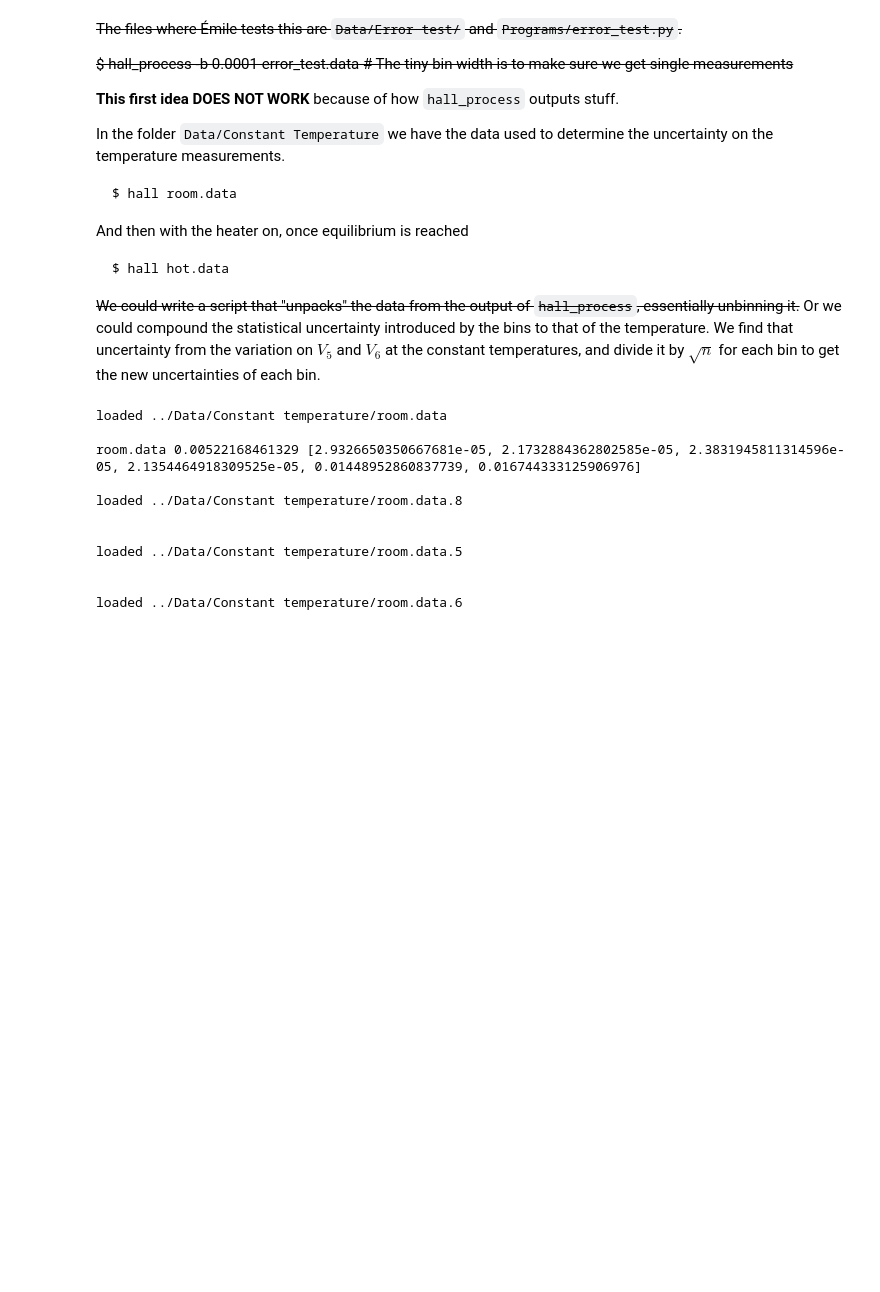
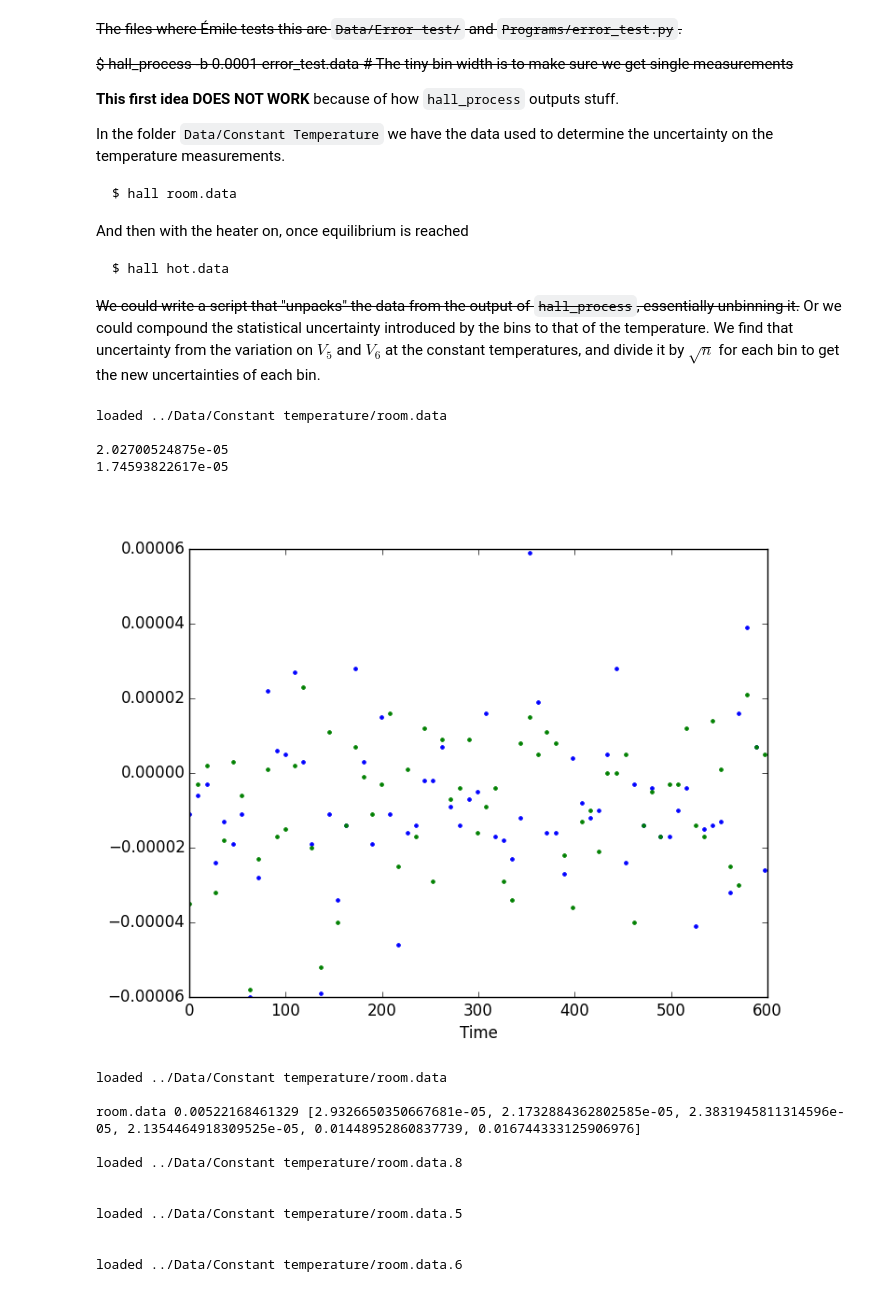
Before and after one commit to ejetzer/hall, a Jupyter notebook: Outline/Lab Outline.ipynb, the cells around one changed output. Drawn from its saved outputs; the diff is of its cells as text; code cells hidden in the pictures; blank space fills up the shorter version.

Commit message:
Drafted a program to check our ucnertainties are valid, by checking for wild fluctuations in time.

```diff
--- a/Outline/Lab Outline.ipynb
+++ b/Outline/Lab Outline.ipynb
@@ -235,6 +235,28 @@ And then with the heater on, once equilibrium is reached
     $ hall hot.data
 
 ~~We could write a script that "unpacks" the data from the output of `hall_process`, essentially unbinning it.~~ Or we could compound the statistical uncertainty introduced by the bins to that of the temperature. We find that uncertainty from the variation on $V_5$ and $V_6$ at the constant temperatures, and divide it by $\sqrt{n}$ for each bin to get the new uncertainties of each bin.
+# %%
+# Looking at raw data for uncertainties
+
+data_file = '../Data/Constant temperature/room.data'
+
+databox = spinmob.data.load(data_file)
+pylab.clf()
+xs = databox.c('c8') - 1447775014 # Time in seconds
+for i in range(4, 6):
+        vals = databox.c('c{:d}'.format(i))
+        ts, ys = [x for x in xs if x < 600], [y for x, y in zip(xs, vals) if x < 600]
+        print pylab.std(ys)
+        pylab.plot(ts, ys, '.')
+pylab.xlabel('Time')
+pylab.savefig('../Graphs/error_test.png')
+Image('../Graphs/error_test.png')
+# %% [output]
+loaded ../Data/Constant temperature/room.data
+
+2.02700524875e-05
+1.74593822617e-05
+[figure, added]
 # %%
 reload(error_test)
 reload(simple_plot)
```
Also changed, not shown: parts of 14 cells of this notebook, 24 other files.
